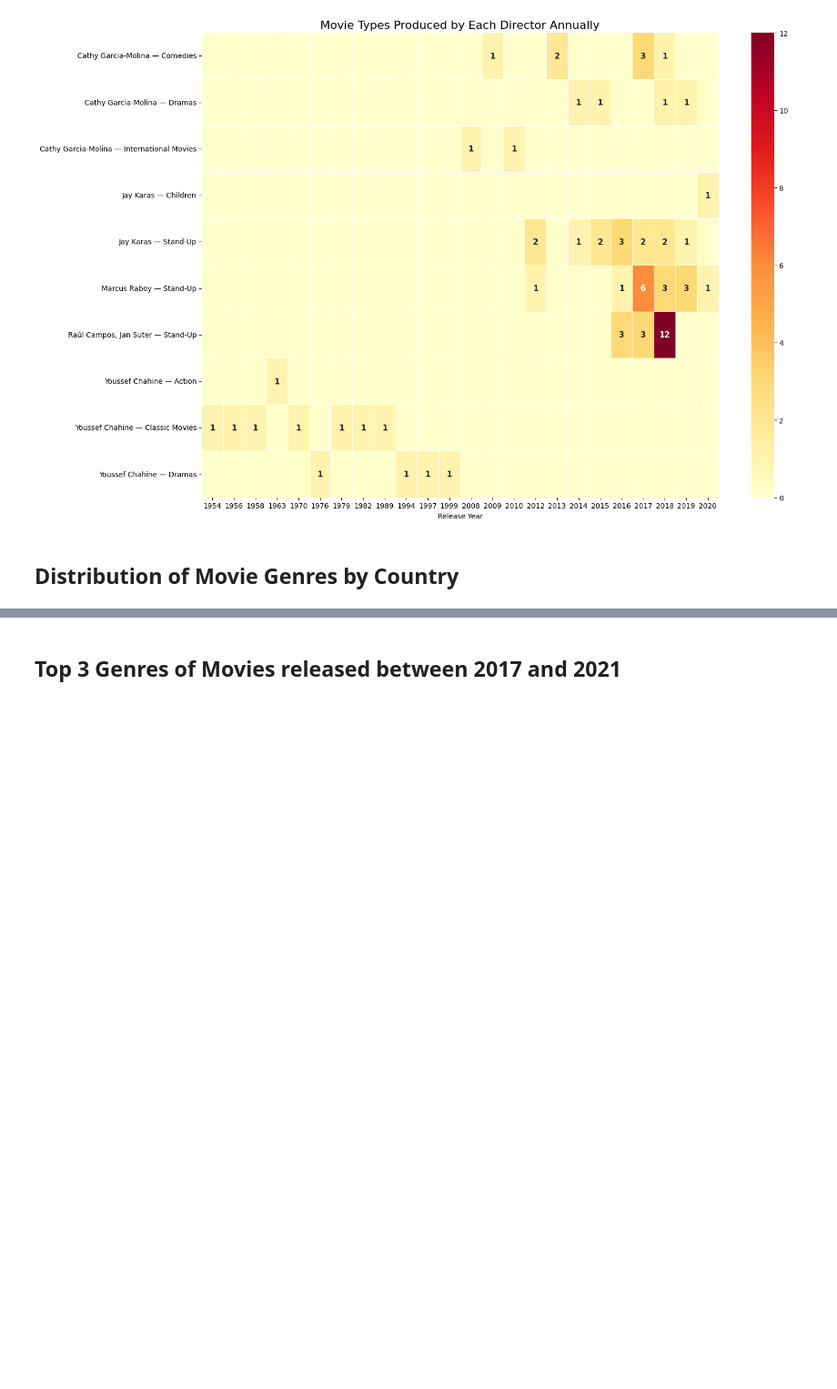
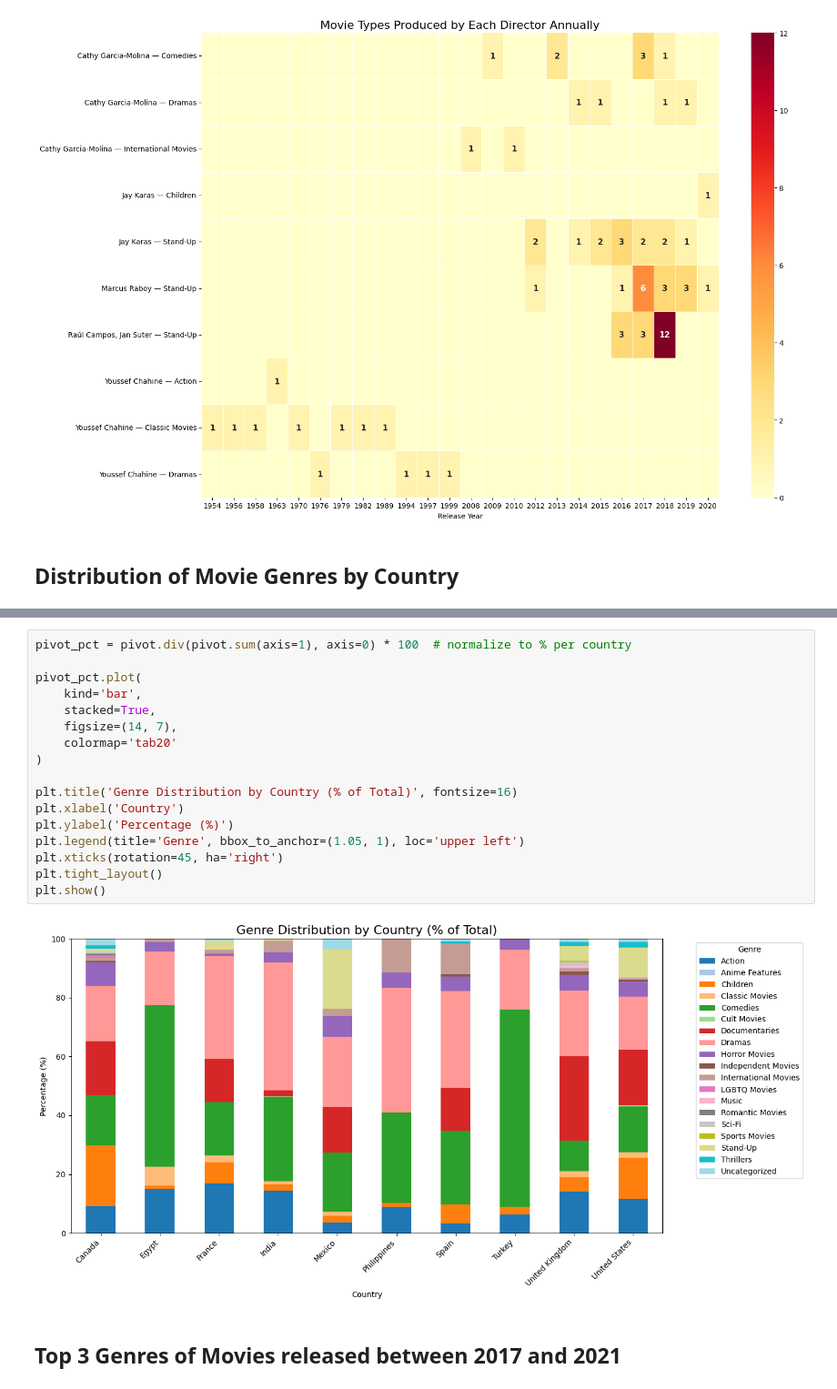
Before and after one commit to ULabanieh/CLA-Bootcamp, a Jupyter notebook: Guided Practices & Homeworks/GP6 - Data Visualization.ipynb, the cells around one changed output, grey strips where cells are left out. Shown at 91% size. Drawn from its saved outputs; the diff is of its cells as text; blank space fills up the shorter version.

```diff
--- a/Guided Practices & Homeworks/GP6 - Data Visualization.ipynb
+++ b/Guided Practices & Homeworks/GP6 - Data Visualization.ipynb
@@ -263,3 +314,22 @@ plt.show()
+# %%
+pivot_pct = pivot.div(pivot.sum(axis=1), axis=0) * 100  # normalize to % per country
+
+pivot_pct.plot(
+    kind='bar',
+    stacked=True,
+    figsize=(14, 7),
+    colormap='tab20'
+)
+
+plt.title('Genre Distribution by Country (% of Total)', fontsize=16)
+plt.xlabel('Country')
+plt.ylabel('Percentage (%)')
+plt.legend(title='Genre', bbox_to_anchor=(1.05, 1), loc='upper left')
+plt.xticks(rotation=45, ha='right')
+plt.tight_layout()
+plt.show()
+# %% [output]
+[figure, added]
 # %% [markdown]
 ## Top 3 Genres of Movies released between 2017 and 2021
 # %% [markdown]
```
Also changed, not shown: parts of 1 cell of this notebook.
